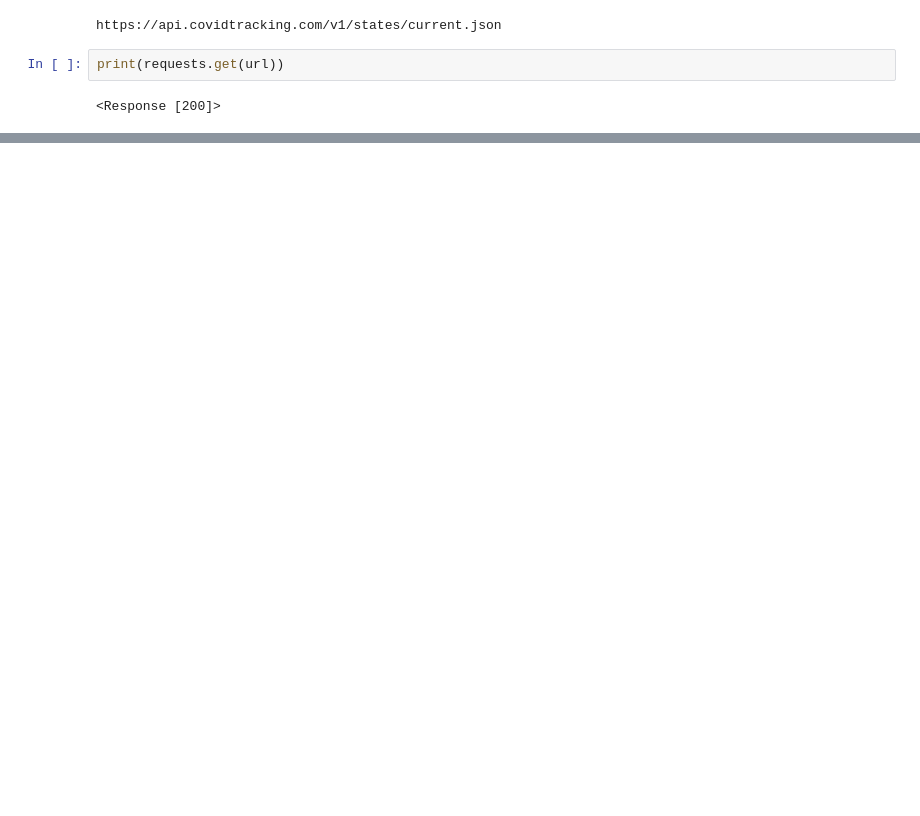
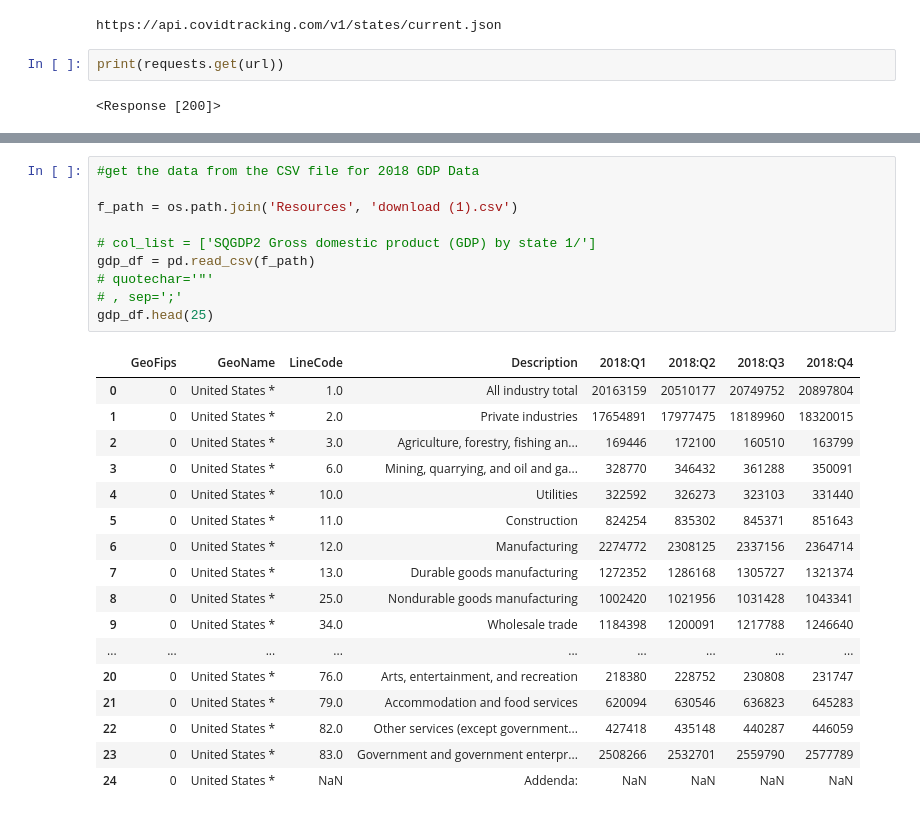
Before and after one commit to gelopez21/ProjectOne, a Jupyter notebook: Project One - Data Cleansing.ipynb, the cells around one changed output, grey strips where cells are left out. Cells and saved outputs as stored; diff of their text form; blank space fills up the shorter version.

```diff
--- a/Project One - Data Cleansing.ipynb
+++ b/Project One - Data Cleansing.ipynb
@@ -128,0 +144,28 @@ clean_df
+# %%
+#get the data from the CSV file for 2018 GDP Data
+
+f_path = os.path.join('Resources', 'download (1).csv')
+
+# col_list = ['SQGDP2 Gross domestic product (GDP) by state 1/']
+gdp_df = pd.read_csv(f_path)
+# quotechar='"'
+# , sep=';'
+gdp_df.head(25)
+# %% [output]
+|  | GeoFips | GeoName | LineCode | Description | 2018:Q1 | 2018:Q2 | 2018:Q3 | 2018:Q4 |
+| 0 | 0 | United States * | 1.0 | All industry total | 20163159 | 20510177 | 20749752 | 20897804 |
+| 1 | 0 | United States * | 2.0 | Private industries | 17654891 | 17977475 | 18189960 | 18320015 |
+| 2 | 0 | United States * | 3.0 | Agriculture, forestry, fishing an... | 169446 | 172100 | 160510 | 163799 |
+| 3 | 0 | United States * | 6.0 | Mining, quarrying, and oil and ga... | 328770 | 346432 | 361288 | 350091 |
+| 4 | 0 | United States * | 10.0 | Utilities | 322592 | 326273 | 323103 | 331440 |
+| 5 | 0 | United States * | 11.0 | Construction | 824254 | 835302 | 845371 | 851643 |
+| 6 | 0 | United States * | 12.0 | Manufacturing | 2274772 | 2308125 | 2337156 | 2364714 |
+| 7 | 0 | United States * | 13.0 | Durable goods manufacturing | 1272352 | 1286168 | 1305727 | 1321374 |
+| 8 | 0 | United States * | 25.0 | Nondurable goods manufacturing | 1002420 | 1021956 | 1031428 | 1043341 |
+| 9 | 0 | United States * | 34.0 | Wholesale trade | 1184398 | 1200091 | 1217788 | 1246640 |
+| ... | ... | ... | ... | ... | ... | ... | ... | ... |
+| 20 | 0 | United States * | 76.0 | Arts, entertainment, and recreation | 218380 | 228752 | 230808 | 231747 |
+| 21 | 0 | United States * | 79.0 | Accommodation and food services | 620094 | 630546 | 636823 | 645283 |
+| 22 | 0 | United States * | 82.0 | Other services (except government... | 427418 | 435148 | 440287 | 446059 |
+| 23 | 0 | United States * | 83.0 | Government and government enterpr... | 2508266 | 2532701 | 2559790 | 2577789 |
+| 24 | 0 | United States * | NaN | Addenda: | NaN | NaN | NaN | NaN |
```
Also changed, not shown: parts of 16 cells of this notebook.
